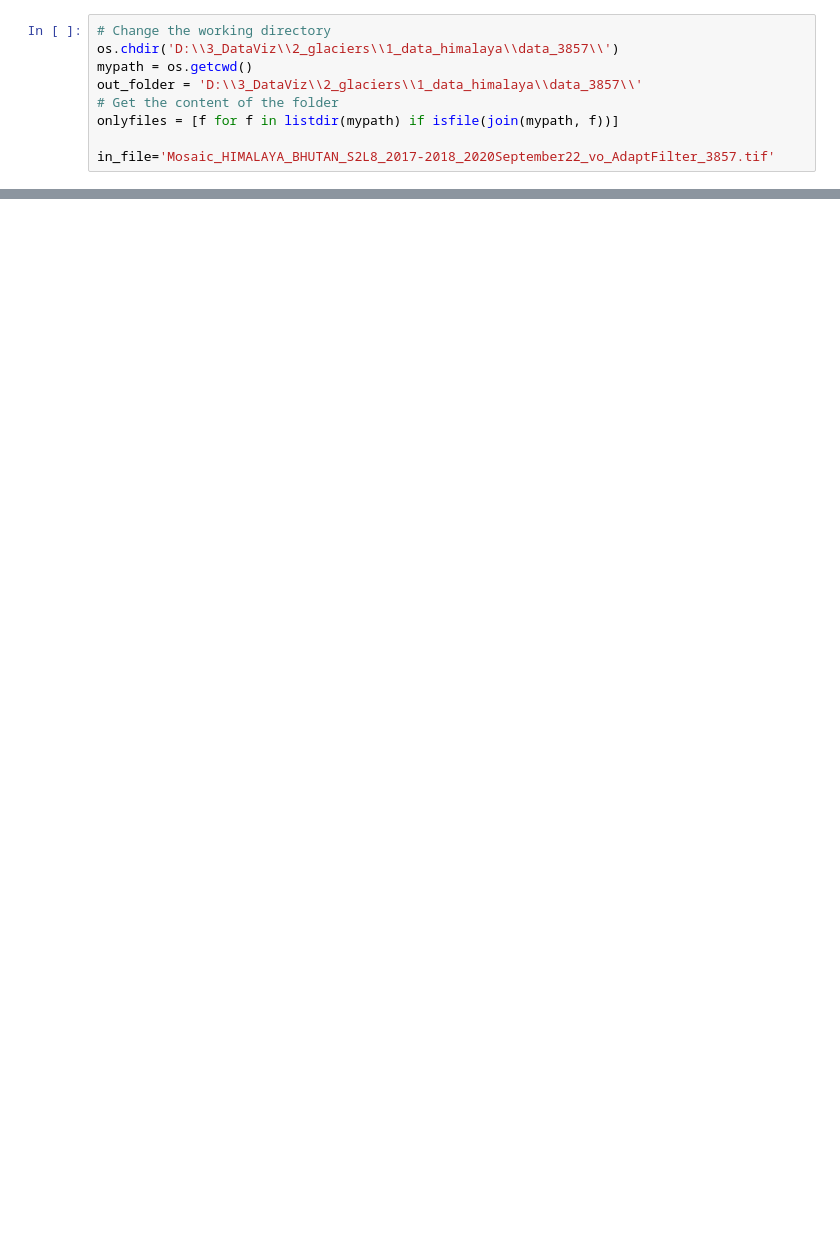
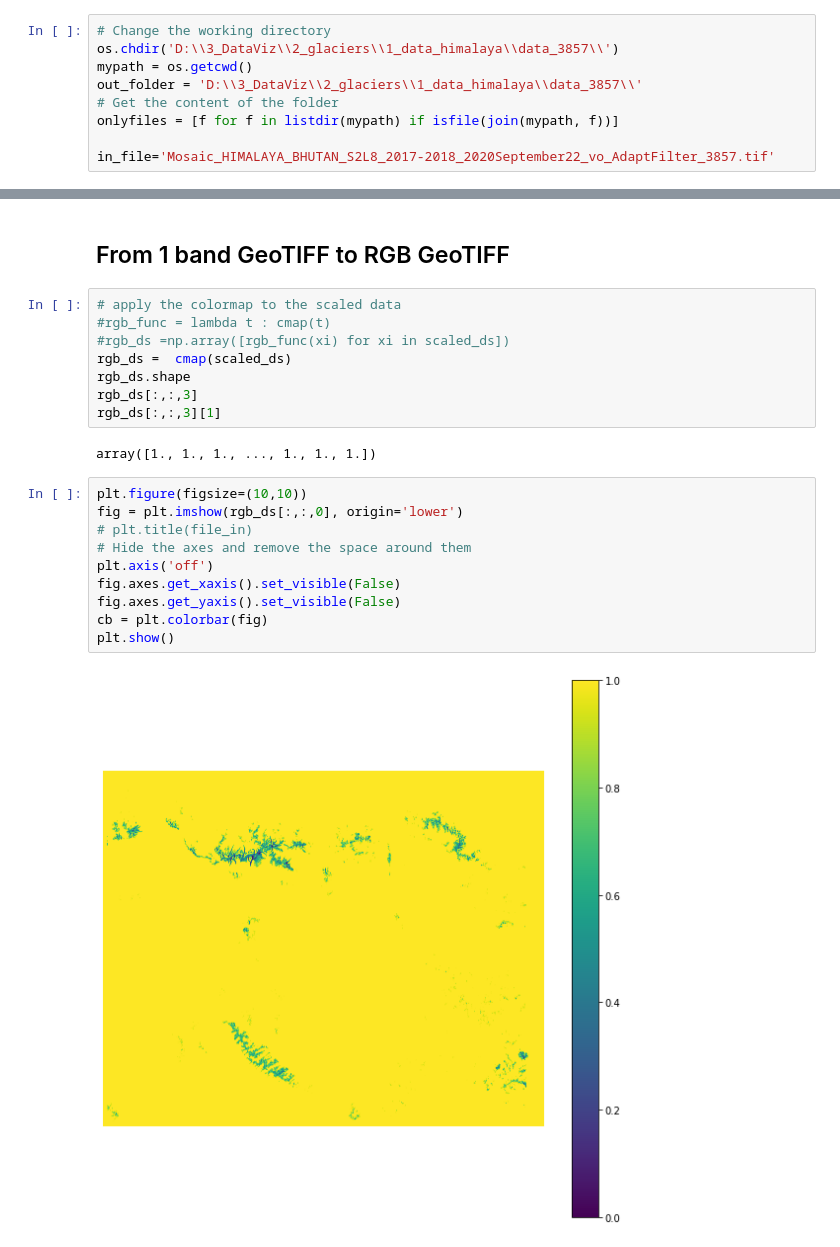
Before and after one commit to jbbarre/WorldwideGlaciers, a Jupyter notebook: tiles/rbg_geotiff.ipynb, the cells around one changed output, grey strips where cells are left out. Drawn from its saved outputs; the diff is of its cells as text; blank space fills up the shorter version.

```diff
--- a/tiles/rbg_geotiff.ipynb
+++ b/tiles/rbg_geotiff.ipynb
@@ -69,0 +80,24 @@ TypeError: Image data of dtype <U77 cannot be converted to float
+# %% [markdown]
+## From 1 band GeoTIFF to RGB GeoTIFF
+# %%
+# apply the colormap to the scaled data
+#rgb_func = lambda t : cmap(t)
+#rgb_ds =np.array([rgb_func(xi) for xi in scaled_ds])
+rgb_ds =  cmap(scaled_ds)
+rgb_ds.shape
+rgb_ds[:,:,3]
+rgb_ds[:,:,3][1]
+# %% [output]
+array([1., 1., 1., ..., 1., 1., 1.])
+# %%
+plt.figure(figsize=(10,10))
+fig = plt.imshow(rgb_ds[:,:,0], origin='lower')
+# plt.title(file_in)
+# Hide the axes and remove the space around them
+plt.axis('off')
+fig.axes.get_xaxis().set_visible(False)
+fig.axes.get_yaxis().set_visible(False)
+cb = plt.colorbar(fig)
+plt.show()
+# %% [output]
+[figure, added]
```
Also changed, not shown: parts of 17 cells of this notebook, 2 other files.
